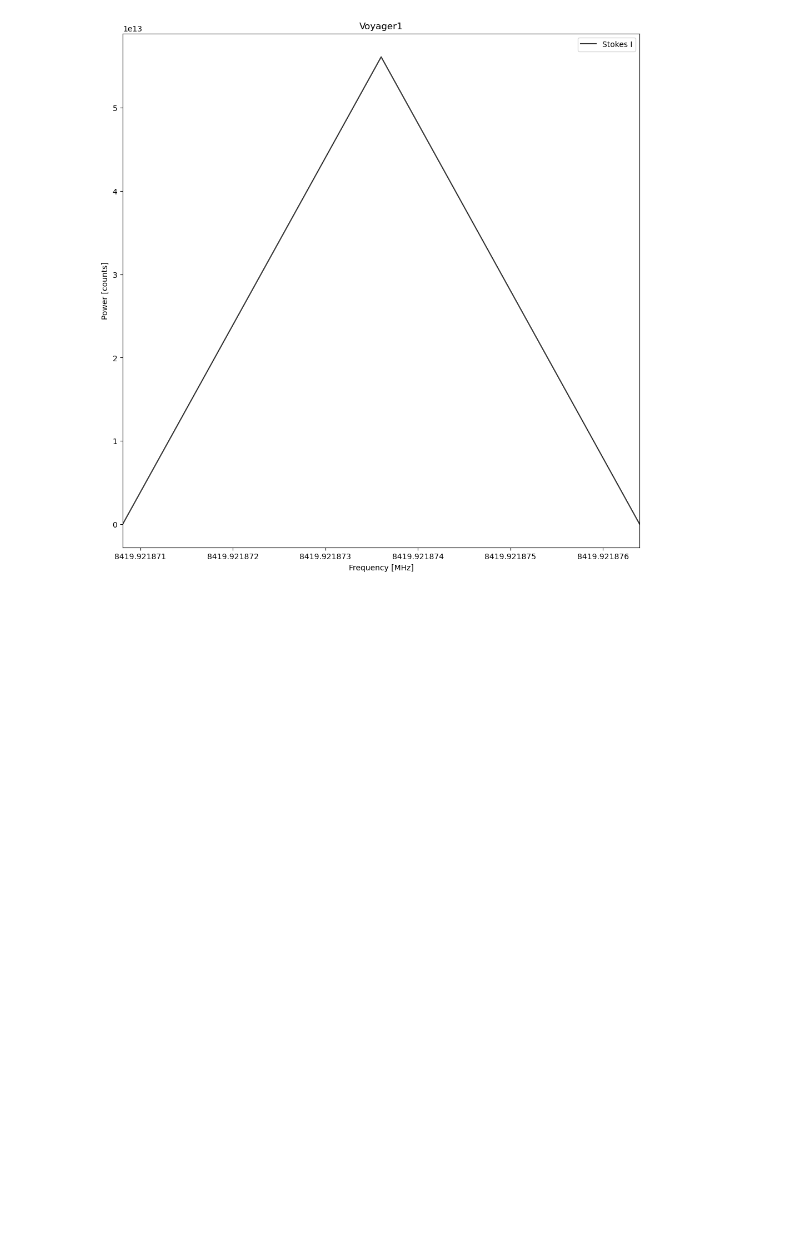
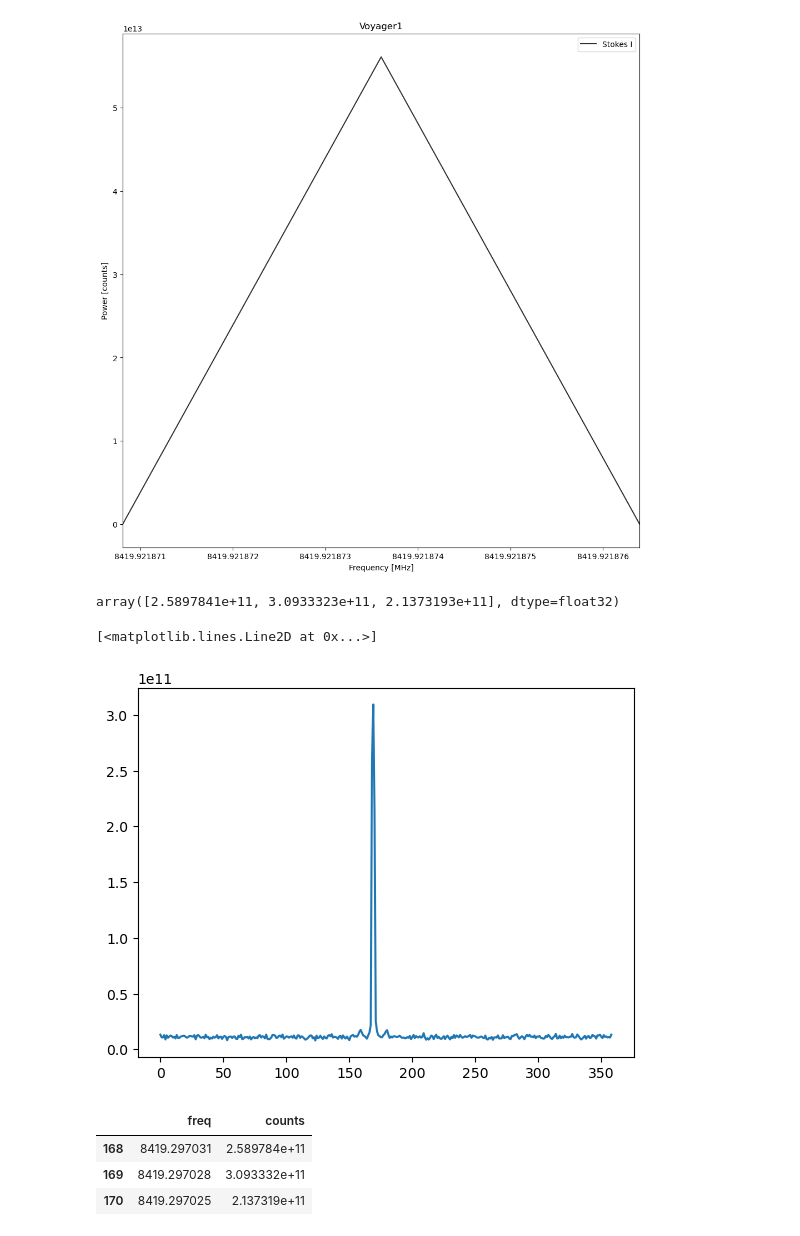
Before and after one commit to Miller-Ryan-1/astro, a Jupyter notebook: breakthrough_voyager1.ipynb, the cells around one changed output. Saved outputs shown, nothing was run; the diff lists cells and outputs as text; code cells hidden in the pictures; blank space fills up the shorter version.

Commit message:
explored get-data function

```diff
--- a/breakthrough_voyager1.ipynb
+++ b/breakthrough_voyager1.ipynb
@@ -128,3 +129,13 @@ vger.plot_spectrum(t=0, f_start = 8419.9218700, f_stop = 8419.9218775)
 # %% [output]
 extracting integration 0...
 [figure]
+# %%
+t0 = vger.grab_data(f_start = 8419.2965, f_stop = 8419.2975)[1][0]
+t0[t0 > 1e+11]
+# %% [output]
+array([2.5897841e+11, 3.0933323e+11, 2.1373193e+11], dtype=float32)
+# %%
+plt.plot(t0)
+# %% [output]
+[<matplotlib.lines.Line2D at 0x...>]
+[figure, added]
@@ -130,0 +145,7 @@ extracting integration 0...
+# %%
+df0[df0.counts>1e+11]
+# %% [output]
+|  | freq | counts |
+| 168 | 8419.297031 | 2.589784e+11 |
+| 169 | 8419.297028 | 3.093332e+11 |
+| 170 | 8419.297025 | 2.137319e+11 |
```
Also changed, not shown: parts of 7 cells of this notebook.
